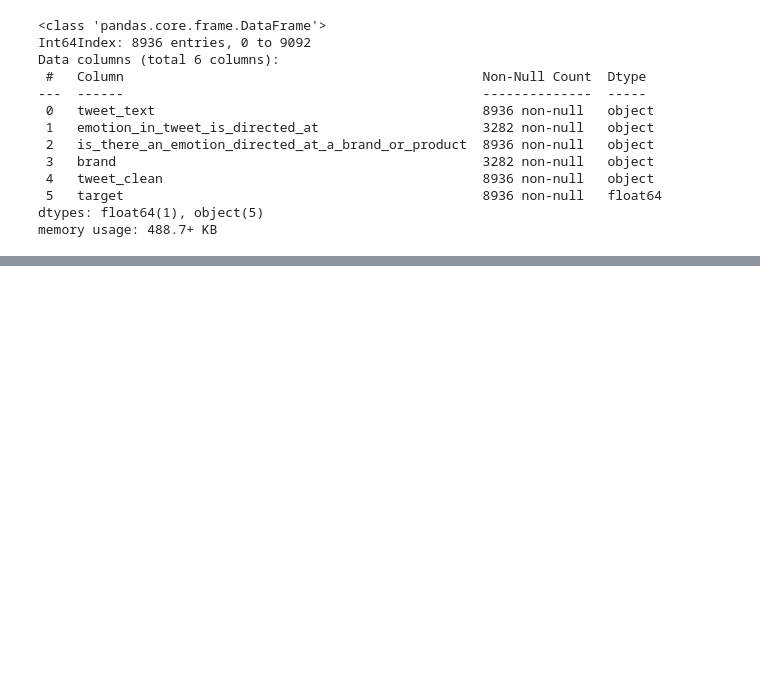
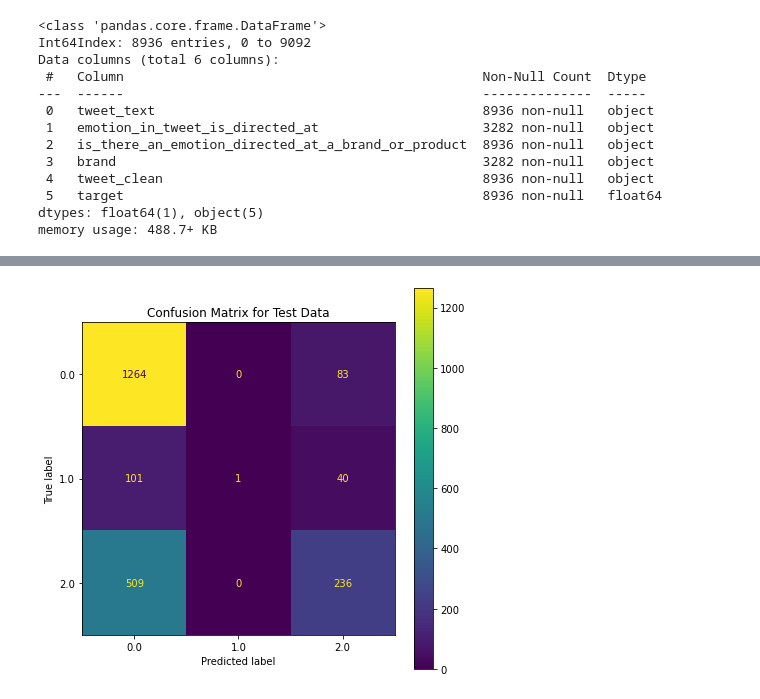
Before and after one commit to dvdhartsman/NLP-Sentiment-Analysis, a Jupyter notebook: Reyn work notebook.ipynb, the cells around one changed output, grey strips where cells are left out. Drawn from its saved outputs; the diff is of its cells as text; code cells hidden in the pictures; blank space fills up the shorter version.

```diff
--- a/Reyn work notebook.ipynb
+++ b/Reyn work notebook.ipynb
@@ -175,0 +399,2 @@ X_train, X_test, y_train, y_test = train_test_split(X,y, random_state = 10)
+# %%
+mnb = MultinomialNB()
@@ -175,0 +421,3 @@ X_train, X_test, y_train, y_test = train_test_split(X,y, random_state = 10)
+# %%
+mnb1 = Mult_Model("MultNaiveBayes", mnb, tfidf, X_train_tfidf, X_test_tfidf, y_train, y_test)
+# %% [output]
@@ -175,0 +426 @@ X_train, X_test, y_train, y_test = train_test_split(X,y, random_state = 10)
+[figure, added]
```
Also changed, not shown: parts of 37 cells of this notebook, 2 other files.
